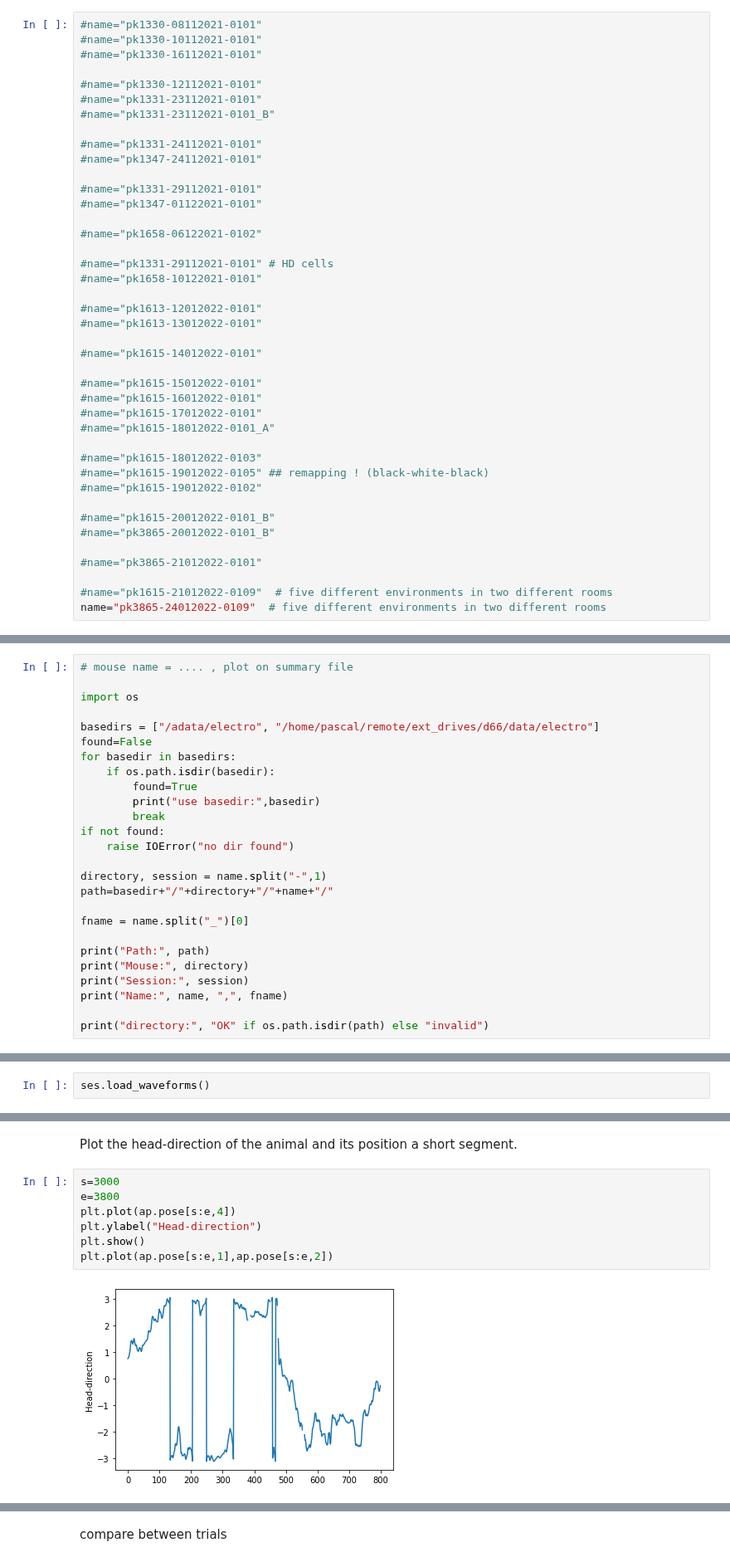
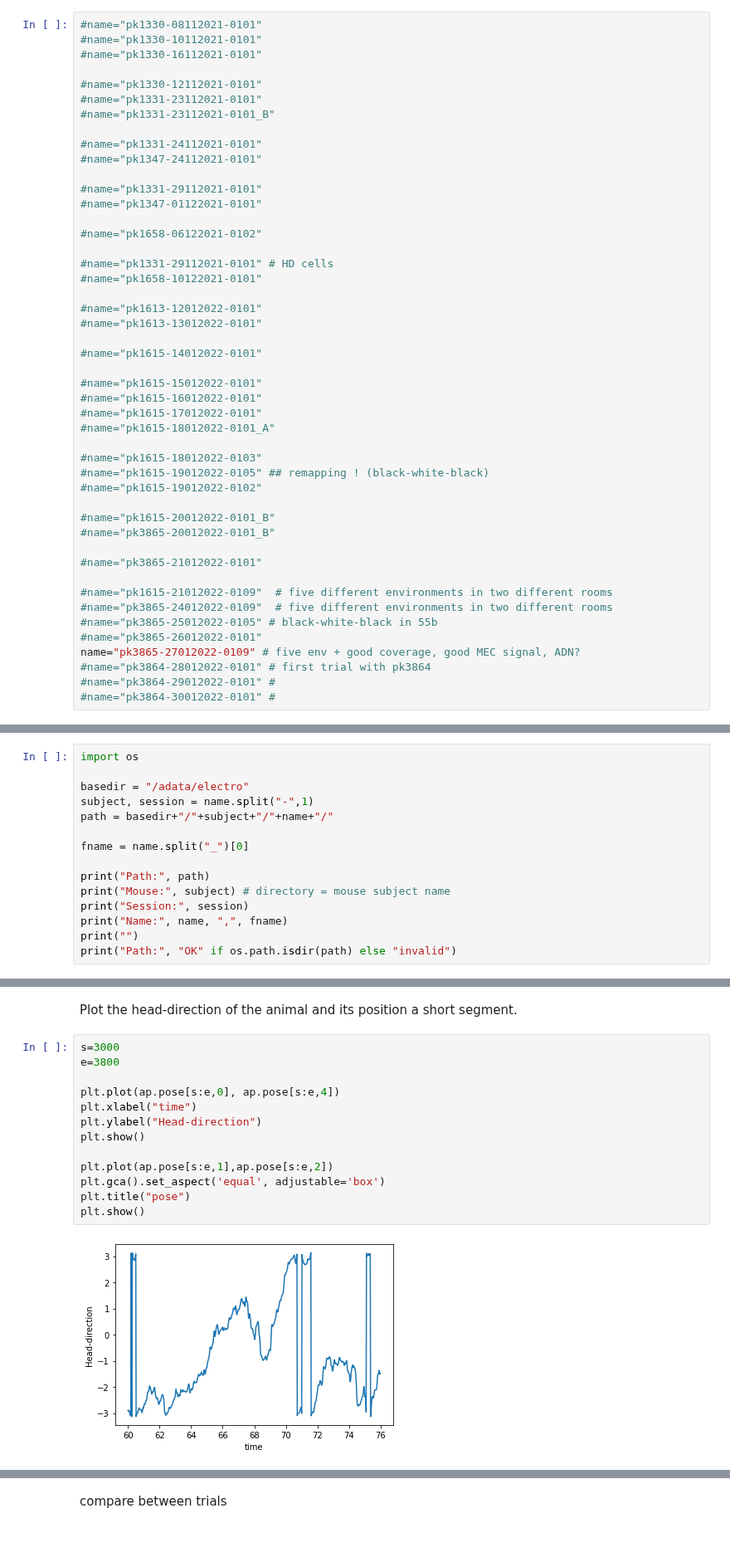
Before and after one commit to kevin-allen/spikeA, a Jupyter notebook: docs_notebooks/cell_overview_one_trial_polarplot-waveform.ipynb, the cells around one changed output, grey strips where cells are left out. Shown at 83% size. Cells and saved outputs as stored; diff of their text form; blank space fills up the shorter version.

Commit message:
work on detection and analysis for electrodes, shanks, brain regions

```diff
--- a/docs_notebooks/cell_overview_one_trial_polarplot-waveform.ipynb
+++ b/docs_notebooks/cell_overview_one_trial_polarplot-waveform.ipynb
@@ -50,4 +56,10 @@ from spikeA.Session import Session
 #name="pk3865-21012022-0101"
 
 #name="pk1615-21012022-0109"  # five different environments in two different rooms
-name="pk3865-24012022-0109"  # five different environments in two different rooms
+#name="pk3865-24012022-0109"  # five different environments in two different rooms
+#name="pk3865-25012022-0105" # black-white-black in 55b
+#name="pk3865-26012022-0101"
+name="pk3865-27012022-0109" # five env + good coverage, good MEC signal, ADN?
+#name="pk3864-28012022-0101" # first trial with pk3864
+#name="pk3864-29012022-0101" #
+#name="pk3864-30012022-0101" #
@@ -54,27 +68,16 @@ name="pk3865-24012022-0109"  # five different environments in two different room
 # %%
-# mouse name = .... , plot on summary file
-
 import os
 
-basedirs = ["/adata/electro", "/home/pascal/remote/ext_drives/d66/data/electro"]
-found=False
-for basedir in basedirs:
-    if os.path.isdir(basedir):
-        found=True
-        print("use basedir:",basedir)
-        break
-if not found:
-    raise IOError("no dir found")
-
-directory, session = name.split("-",1)
-path=basedir+"/"+directory+"/"+name+"/"
+basedir = "/adata/electro"
+subject, session = name.split("-",1)
+path = basedir+"/"+subject+"/"+name+"/"
 
 fname = name.split("_")[0]
 
 print("Path:", path)
-print("Mouse:", directory)
+print("Mouse:", subject) # directory = mouse subject name
 print("Session:", session)
 print("Name:", name, ",", fname)
-
-print("directory:", "OK" if os.path.isdir(path) else "invalid")
+print("")
+print("Path:", "OK" if os.path.isdir(path) else "invalid")
 # %% [output]
@@ -225,4 +192,2 @@ Found  13 good clusters (neurons)
 # %% [markdown]
 ## Load the waveforms
-# %%
-ses.load_waveforms()
@@ -515,9 +548,15 @@ Plot the head-direction of the animal and its position a short segment.
 # %%
 s=3000
 e=3800
-plt.plot(ap.pose[s:e,4])
+
+plt.plot(ap.pose[s:e,0], ap.pose[s:e,4])
+plt.xlabel("time")
 plt.ylabel("Head-direction")
 plt.show()
+
 plt.plot(ap.pose[s:e,1],ap.pose[s:e,2])
+plt.gca().set_aspect('equal', adjustable='box')
+plt.title("pose")
+plt.show()
 # %% [output]
-[figure, old version]
+[figure, new version]
```
Also changed, not shown: parts of 82 cells of this notebook, 7 other files.
